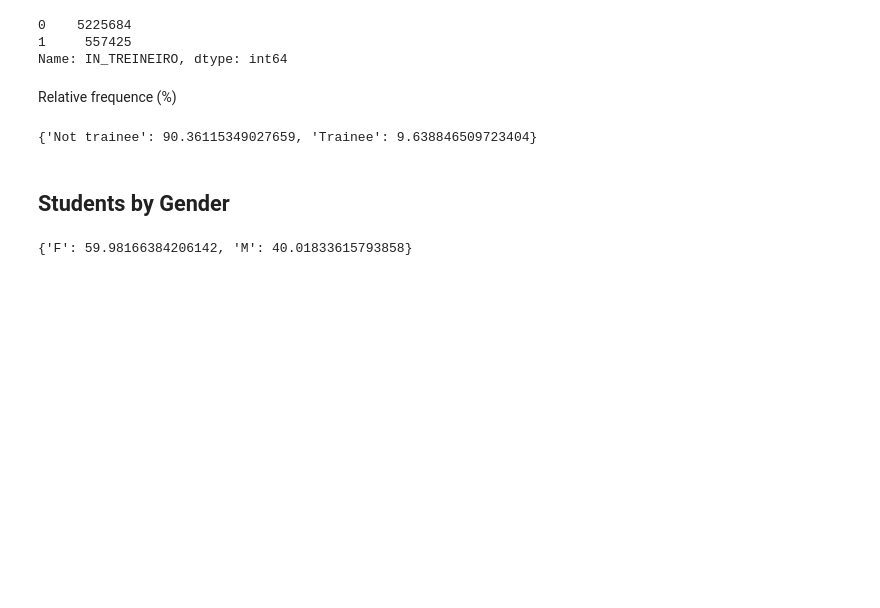
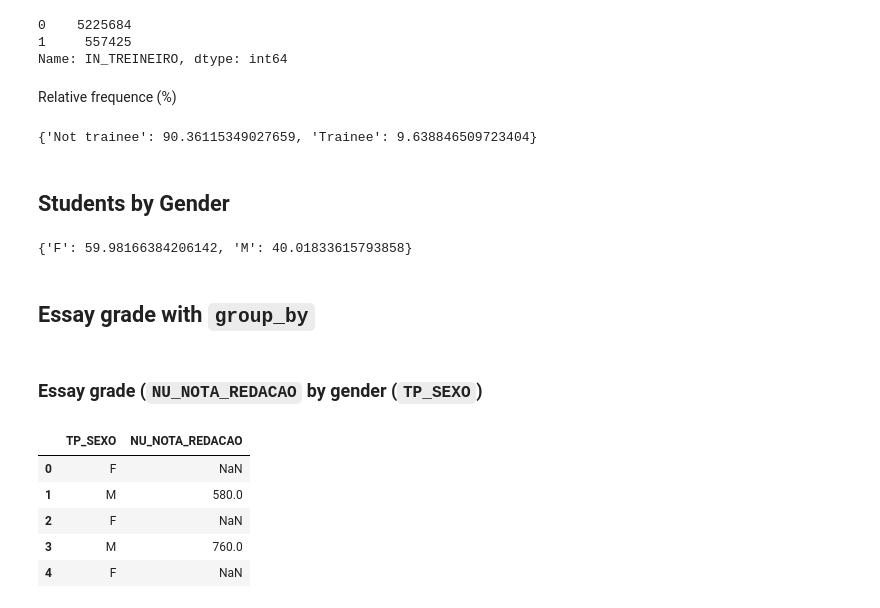
Before and after one commit to almemanuel/ENEM2020-Data-Analysis, a Jupyter notebook: DataAnalysis.ipynb, the cells around one changed output. Saved outputs shown, nothing was run; the diff lists cells and outputs as text; code cells hidden in the pictures; blank space fills up the shorter version.

````diff
--- a/DataAnalysis.ipynb
+++ b/DataAnalysis.ipynb
@@ -287,3 +300,19 @@ percent_students_by_gender = {
 percent_students_by_gender
 # %% [output]
 {'F': 59.98166384206142, 'M': 40.01833615793858}
+# %% [markdown]
+## Essay grade with ```group_by```
+# %% [markdown]
+### Essay grade (```NU_NOTA_REDACAO``` by gender (```TP_SEXO```)
+# %%
+selected_columns = ['TP_SEXO', 'NU_NOTA_REDACAO']
+filtered_data = selected_enem_data.filter(items = selected_columns)
+
+filtered_data.head()
+# %% [output]
+|  | TP_SEXO | NU_NOTA_REDACAO |
+| 0 | F | NaN |
+| 1 | M | 580.0 |
+| 2 | F | NaN |
+| 3 | M | 760.0 |
+| 4 | F | NaN |
````
Also changed, not shown: parts of 22 cells of this notebook.
